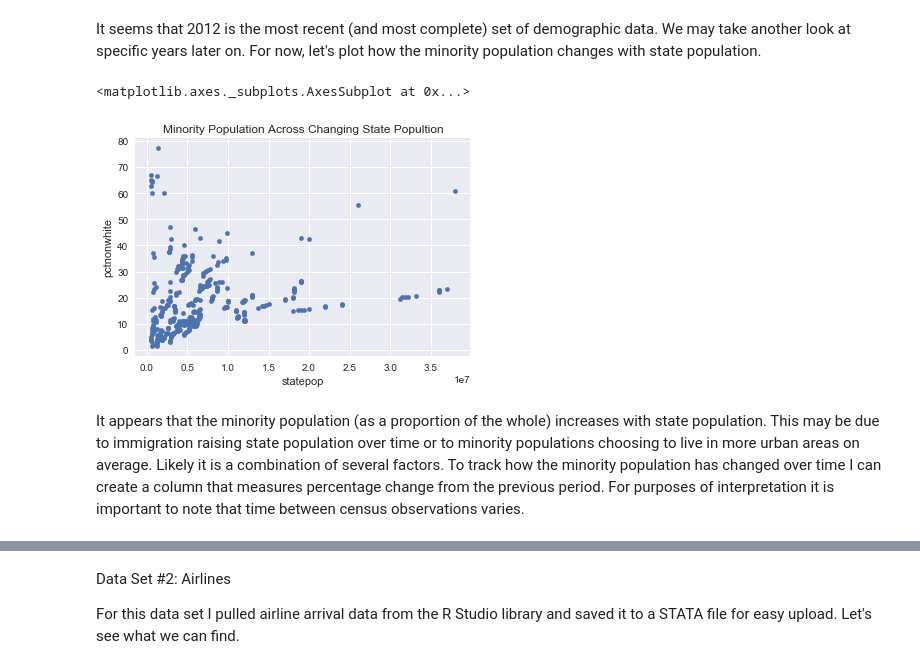
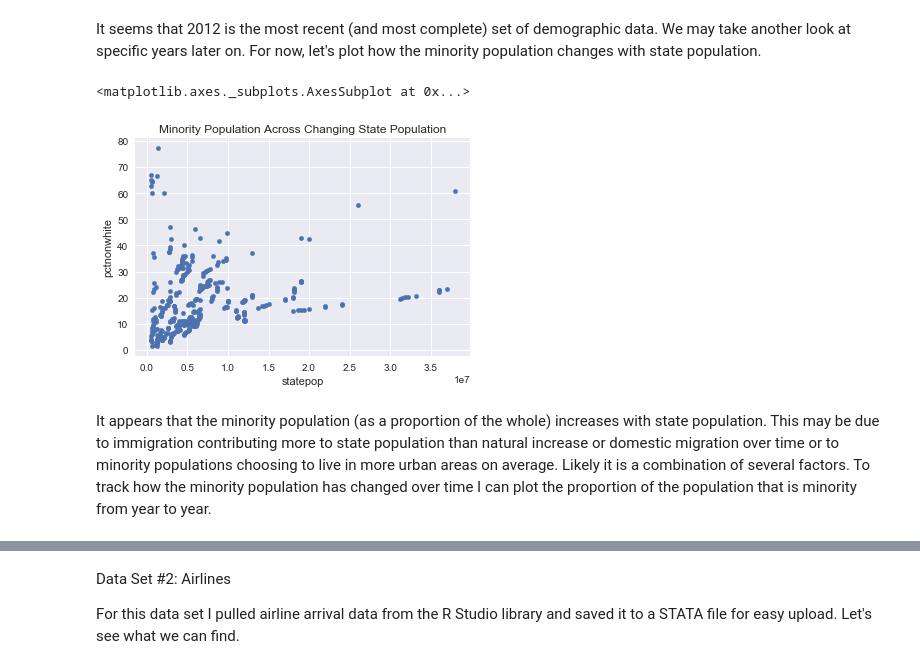
Before and after one commit to broad32/byu_econ_applied_machine_learning, a Jupyter notebook: homeworks/Homework_1.ipynb, the cells around one changed output, grey strips where cells are left out. Drawn from its saved outputs; the diff is of its cells as text; code cells hidden in the pictures.

```diff
--- a/homeworks/Homework_1.ipynb
+++ b/homeworks/Homework_1.ipynb
@@ -105,9 +105,9 @@ Name: year, dtype: int64
 It seems that 2012 is the most recent (and most complete) set of demographic data.  We may take another look at specific years later on.  For now, let's plot how the minority population changes with state population.
 # %%
 %matplotlib inline
-df.plot.scatter(y='pctnonwhite',x='statepop', title= 'Minority Population Across Changing State Popultion')
+df.plot.scatter(y='pctnonwhite',x='statepop', title= 'Minority Population Across Changing State Population')
 # %% [output]
 <matplotlib.axes._subplots.AxesSubplot at 0x...>
-[figure, old version]
+[figure, new version]
 # %% [markdown]
-It appears that the minority population (as a proportion of the whole) increases with state population.  This may be due to immigration raising state population over time or to minority populations choosing to live in more urban areas on average. Likely it is a combination of several factors. To track how the minority population has changed over time I can create a column that measures percentage change from the previous period.  For purposes of interpretation it is important to note that time between census observations varies.
+It appears that the minority population (as a proportion of the whole) increases with state population.  This may be due to immigration contributing more to state population than natural increase or domestic migration over time or to minority populations choosing to live in more urban areas on average. Likely it is a combination of several factors. To track how the minority population has changed over time I can plot the proportion of the population that is minority from year to year.
```
Also changed, not shown: parts of 18 cells of this notebook.
